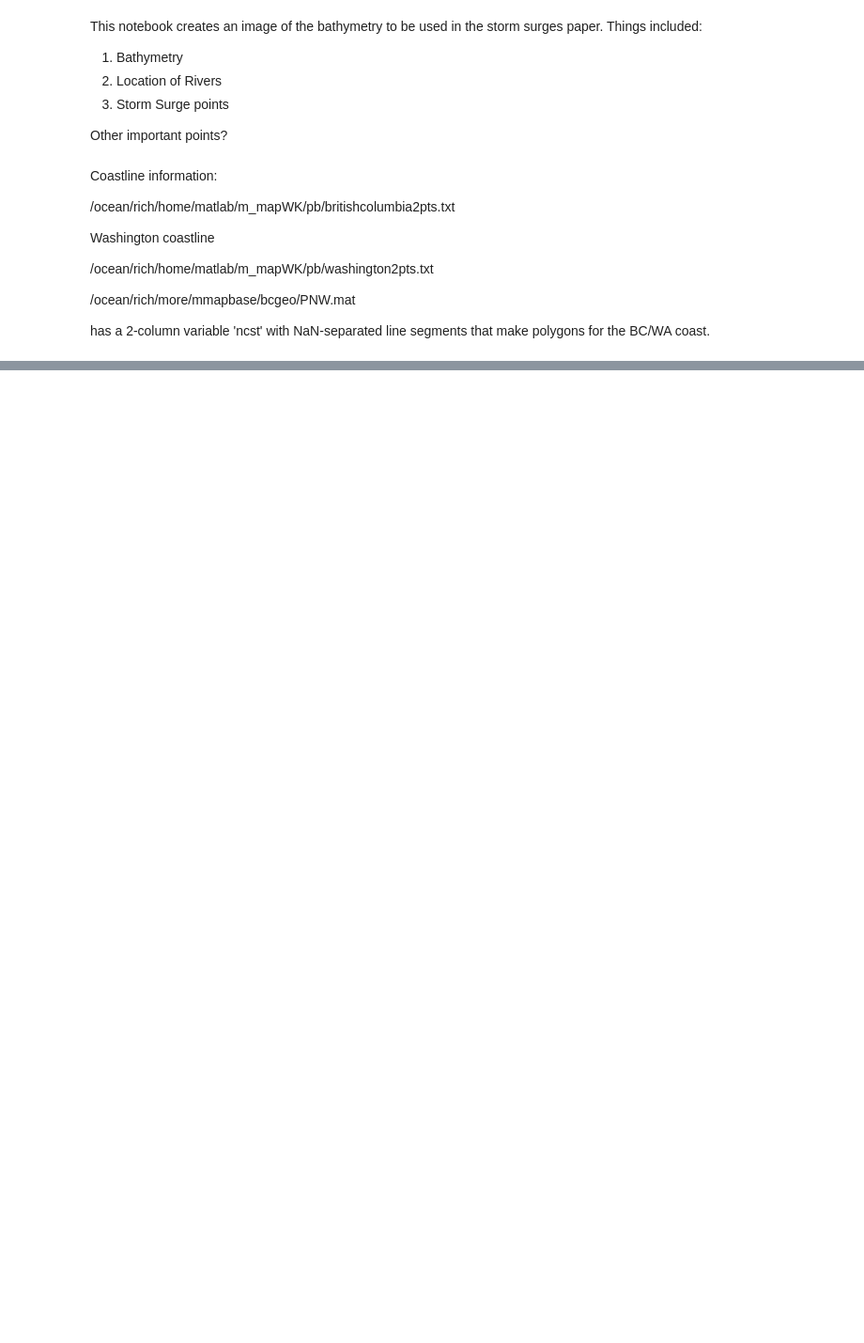
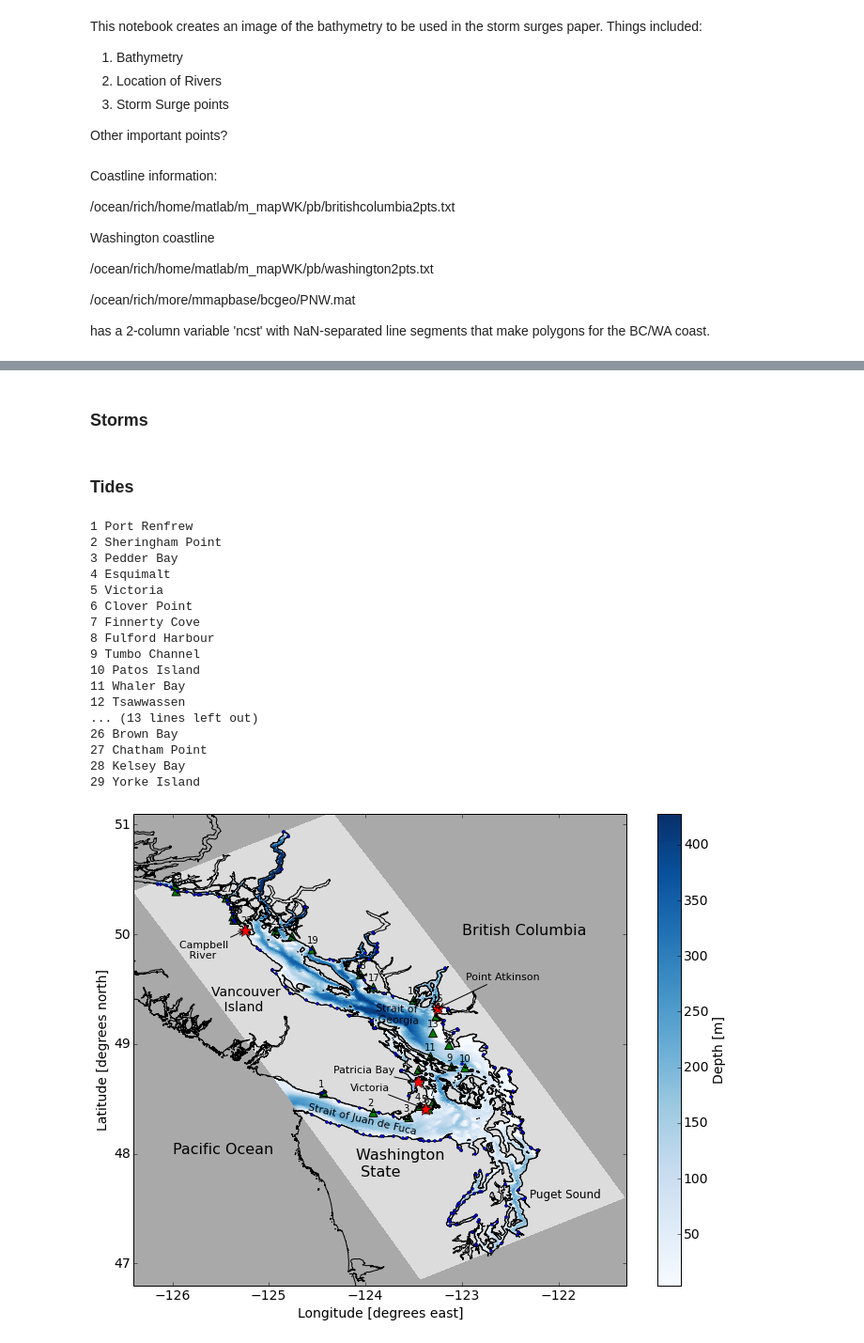
Before and after one commit to SalishSeaCast/storm-surge, a Jupyter notebook: FigureScripts/bathyImage.ipynb, the cells around one changed output, grey strips where cells are left out. Shown at 94% size. Cells and saved outputs as stored; diff of their text form; code cells hidden in the pictures; blank space fills up the shorter version.

Commit message:
Tried making a nicer bathy image.

```diff
--- a/FigureScripts/bathyImage.ipynb
+++ b/FigureScripts/bathyImage.ipynb
@@ -72,0 +82,11 @@ for k in range(0,len(istorms)):
+# %%
+def draw_rivers(ax,grid):
+    for i in range(0,898):
+        for j in range(0,398):
+            if plotting[i,j] > 0:
+                if grid=='grid':
+                    ax.plot(j,i,'ob',markersize=3)
+                elif grid=='map':
+                    ax.plot(lons[i,j],lats[i,j],'ob',markersize=3,rasterized=True)
+# %% [markdown]
+### Storms
@@ -72,0 +119,2 @@ for k in range(0,len(istorms)):
+# %% [markdown]
+### Tides
@@ -73,2 +148,54 @@ for k in range(0,len(istorms)):
+# %%
+
+cmap = plt.get_cmap('Blues')
+cmap.set_bad('gainsboro')
+
+fig, axs = plt.subplots(1, 1, figsize=(12,9))
+ax2=axs
+g = 'map'
+draw_coast(ax2)
+draw_bathy(ax2,g)
+draw_rivers(ax2,g)
+draw_tidestations(ax2)
+draw_storms(ax2,g)
+
+ax2.set_ylabel('{latitude.long_name} [{latitude.units}]'.format(latitude=lats))
+ax2.set_xlabel('{longitude.long_name} [{longitude.units}]'.format(longitude=lons))
+ax2.set_xlim([-126.4,-121.3])
+ax2.set_ylim([46.8,51.1])
+
+font = {'size'   :14}
+
+plt.rc('font', **font)
+
+ax2.text(-126,48,'Pacific Ocean', fontsize=16)
+ax2.text(-124.1,47.8,'Washington \n State', fontsize=16)
+ax2.text(-122.3,47.6,'Puget Sound', fontsize=12)
+ax2.text(-125.6,49.3,'Vancouver \n   Island', fontsize=14)
+ax2.text(-123,50,'British Columbia',fontsize=16)
+ax2.text(-124.6,48.4,'Strait of Juan de Fuca',fontsize=11,rotation=-13)
+ax2.text(-123.9,49.2,'Strait of \n Georgia',fontsize=11,rotation=-2)
+
+ax2.set_axis_bgcolor('darkgray')
+fig.show()
+# %% [output]
+1 Port Renfrew
+2 Sheringham Point
+3 Pedder Bay
+4 Esquimalt
+5 Victoria
+6 Clover Point
+7 Finnerty Cove
+8 Fulford Harbour
+9 Tumbo Channel
+10 Patos Island
+11 Whaler Bay
+12 Tsawwassen
+... (13 lines left out)
+26 Brown Bay
+27 Chatham Point
+28 Kelsey Bay
+29 Yorke Island
+[figure, added]
 # %%
 #saving the figure
```
Also changed, not shown: parts of 14 cells of this notebook, 3 other files.
